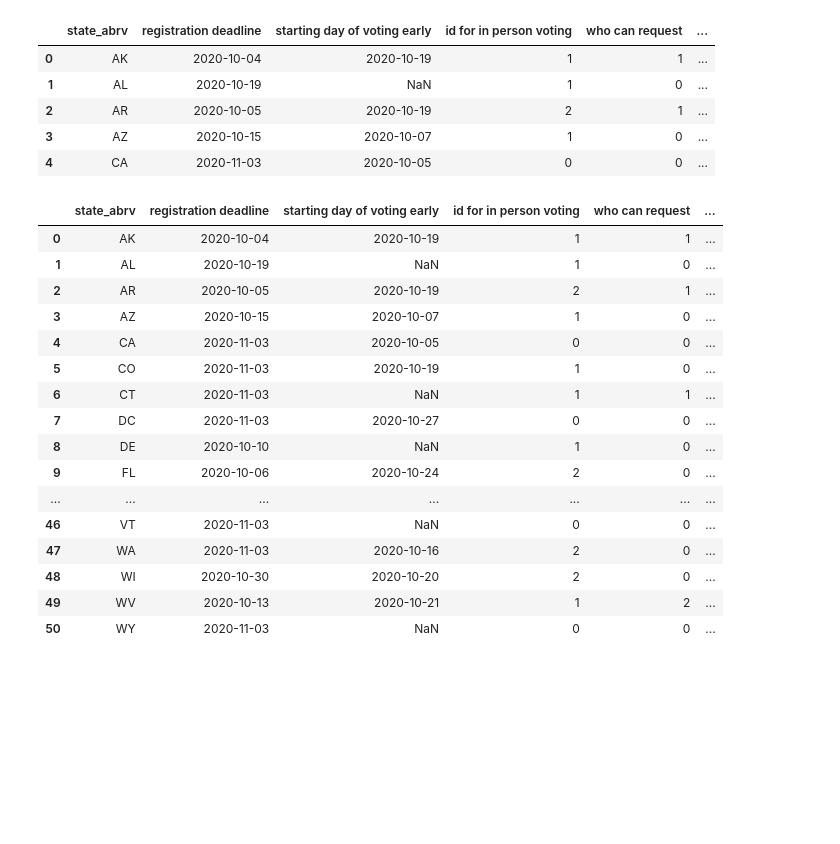
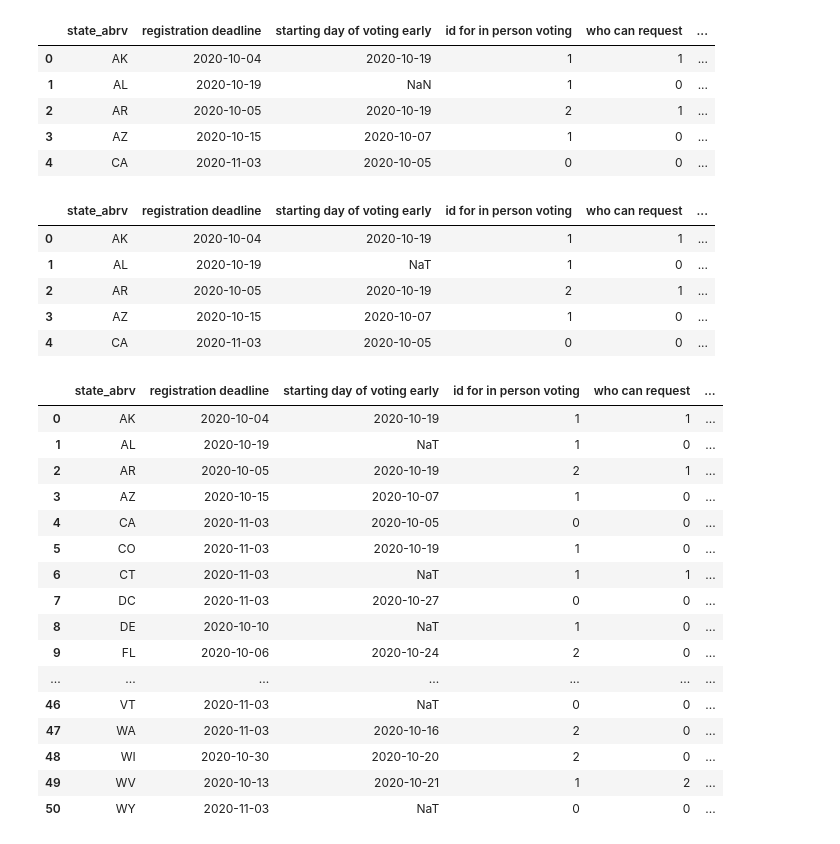
Before and after one commit to MichiganDataScienceTeam/F20-Election-Prediction, a Jupyter notebook: notebooks/COV.ipynb, the cells around one changed output. Cells and saved outputs as stored; diff of their text form; code cells hidden in the pictures; blank space fills up the shorter version.

```diff
--- a/notebooks/COV.ipynb
+++ b/notebooks/COV.ipynb
@@ -14,26 +14,6 @@ df.head()
 | 4 | CA | 2020-11-03 | 2020-10-05 | 0 | 0 | ... |
 # %%
 df['regScore'] = np.nan
-# %%
-df
-# %% [output]
-|  | state_abrv | registration deadline | starting day of voting early | id for in person voting | who can request | ... |
-| 0 | AK | 2020-10-04 | 2020-10-19 | 1 | 1 | ... |
-| 1 | AL | 2020-10-19 | NaN | 1 | 0 | ... |
-| 2 | AR | 2020-10-05 | 2020-10-19 | 2 | 1 | ... |
-| 3 | AZ | 2020-10-15 | 2020-10-07 | 1 | 0 | ... |
-| 4 | CA | 2020-11-03 | 2020-10-05 | 0 | 0 | ... |
-| 5 | CO | 2020-11-03 | 2020-10-19 | 1 | 0 | ... |
-| 6 | CT | 2020-11-03 | NaN | 1 | 1 | ... |
-| 7 | DC | 2020-11-03 | 2020-10-27 | 0 | 0 | ... |
-| 8 | DE | 2020-10-10 | NaN | 1 | 0 | ... |
-| 9 | FL | 2020-10-06 | 2020-10-24 | 2 | 0 | ... |
-| ... | ... | ... | ... | ... | ... | ... |
-| 46 | VT | 2020-11-03 | NaN | 0 | 0 | ... |
-| 47 | WA | 2020-11-03 | 2020-10-16 | 2 | 0 | ... |
-| 48 | WI | 2020-10-30 | 2020-10-20 | 2 | 0 | ... |
-| 49 | WV | 2020-10-13 | 2020-10-21 | 1 | 2 | ... |
-| 50 | WY | 2020-11-03 | NaN | 0 | 0 | ... |
 # %%
 df['registration deadline']=pd.to_datetime(df['registration deadline'])
 df['starting day of voting early']=pd.to_datetime(df['starting day of voting early'])
@@ -46,3 +26,12 @@ df.regScore = (pd.to_datetime('2020-11-03')-df['registration deadline']).dt.tota
 # the difference in time between that state's registration date and november 3rd with that of the
 # state with the earliest registration deadline. Large -> earlier registration, and less
 # accomodating to voters.
+# %%
+df.head()
+# %% [output]
+|  | state_abrv | registration deadline | starting day of voting early | id for in person voting | who can request | ... |
+| 0 | AK | 2020-10-04 | 2020-10-19 | 1 | 1 | ... |
+| 1 | AL | 2020-10-19 | NaT | 1 | 0 | ... |
+| 2 | AR | 2020-10-05 | 2020-10-19 | 2 | 1 | ... |
+| 3 | AZ | 2020-10-15 | 2020-10-07 | 1 | 0 | ... |
+| 4 | CA | 2020-11-03 | 2020-10-05 | 0 | 0 | ... |
@@ -48,0 +45,20 @@ df.regScore = (pd.to_datetime('2020-11-03')-df['registration deadline']).dt.tota
+# %%
+df
+# %% [output]
+|  | state_abrv | registration deadline | starting day of voting early | id for in person voting | who can request | ... |
+| 0 | AK | 2020-10-04 | 2020-10-19 | 1 | 1 | ... |
+| 1 | AL | 2020-10-19 | NaT | 1 | 0 | ... |
+| 2 | AR | 2020-10-05 | 2020-10-19 | 2 | 1 | ... |
+| 3 | AZ | 2020-10-15 | 2020-10-07 | 1 | 0 | ... |
+| 4 | CA | 2020-11-03 | 2020-10-05 | 0 | 0 | ... |
+| 5 | CO | 2020-11-03 | 2020-10-19 | 1 | 0 | ... |
+| 6 | CT | 2020-11-03 | NaT | 1 | 1 | ... |
+| 7 | DC | 2020-11-03 | 2020-10-27 | 0 | 0 | ... |
+| 8 | DE | 2020-10-10 | NaT | 1 | 0 | ... |
+| 9 | FL | 2020-10-06 | 2020-10-24 | 2 | 0 | ... |
+| ... | ... | ... | ... | ... | ... | ... |
+| 46 | VT | 2020-11-03 | NaT | 0 | 0 | ... |
+| 47 | WA | 2020-11-03 | 2020-10-16 | 2 | 0 | ... |
+| 48 | WI | 2020-10-30 | 2020-10-20 | 2 | 0 | ... |
+| 49 | WV | 2020-10-13 | 2020-10-21 | 1 | 2 | ... |
+| 50 | WY | 2020-11-03 | NaT | 0 | 0 | ... |
```
Also changed, not shown: parts of 2 cells of this notebook.
